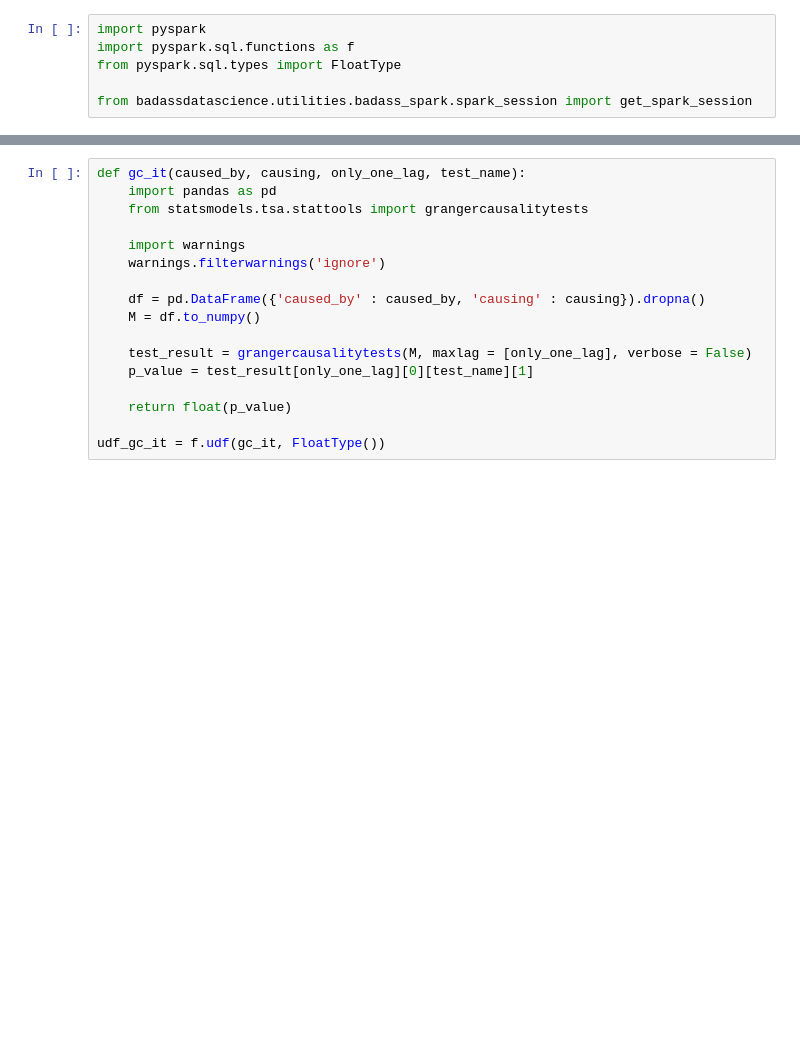
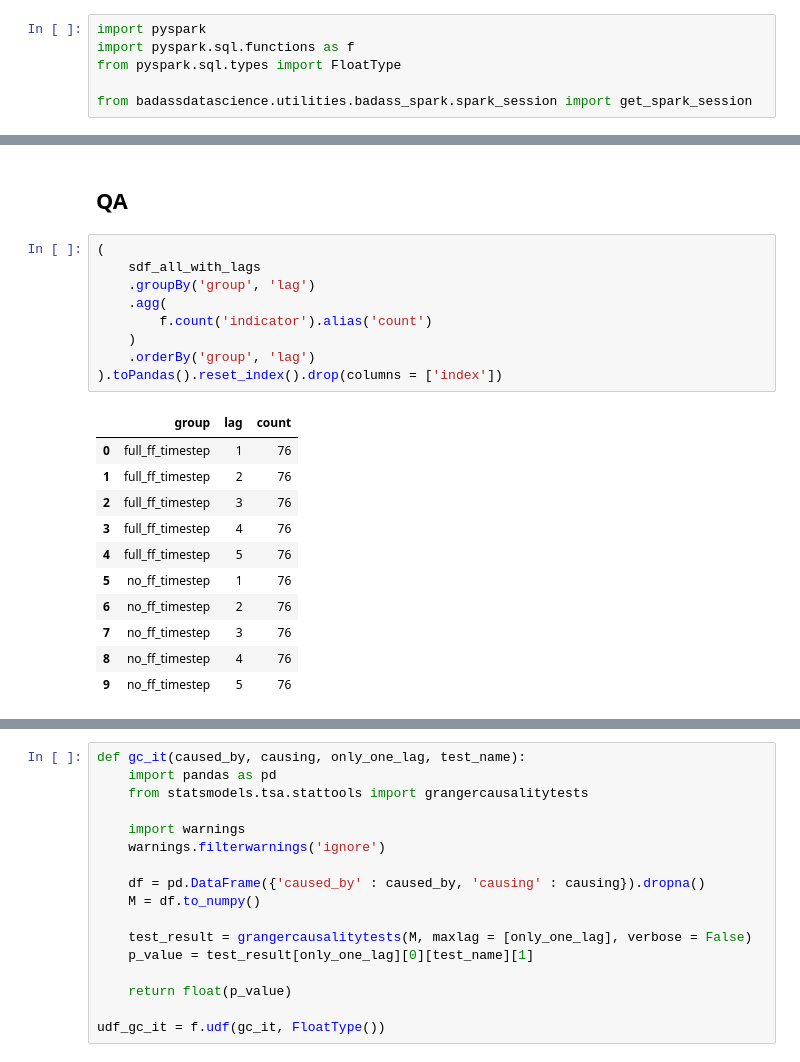
Before and after one commit to badassdatascience/badass-data-science, a Jupyter notebook: badassdatascience/forex/EDA/exploring_the_data.ipynb, the cells around one changed output, grey strips where cells are left out. Cells and saved outputs as stored; diff of their text form; blank space fills up the shorter version.

```diff
--- a/badassdatascience/forex/EDA/exploring_the_data.ipynb
+++ b/badassdatascience/forex/EDA/exploring_the_data.ipynb
@@ -267,0 +280,23 @@ only showing top 4 rows
+# %% [markdown]
+## QA
+# %%
+(
+    sdf_all_with_lags
+    .groupBy('group', 'lag')
+    .agg(
+        f.count('indicator').alias('count')
+    )
+    .orderBy('group', 'lag')
+).toPandas().reset_index().drop(columns = ['index'])
+# %% [output]
+|  | group | lag | count |
+| 0 | full_ff_timestep | 1 | 76 |
+| 1 | full_ff_timestep | 2 | 76 |
+| 2 | full_ff_timestep | 3 | 76 |
+| 3 | full_ff_timestep | 4 | 76 |
+| 4 | full_ff_timestep | 5 | 76 |
+| 5 | no_ff_timestep | 1 | 76 |
+| 6 | no_ff_timestep | 2 | 76 |
+| 7 | no_ff_timestep | 3 | 76 |
+| 8 | no_ff_timestep | 4 | 76 |
+| 9 | no_ff_timestep | 5 | 76 |
```
Also changed, not shown: parts of 29 cells of this notebook.
